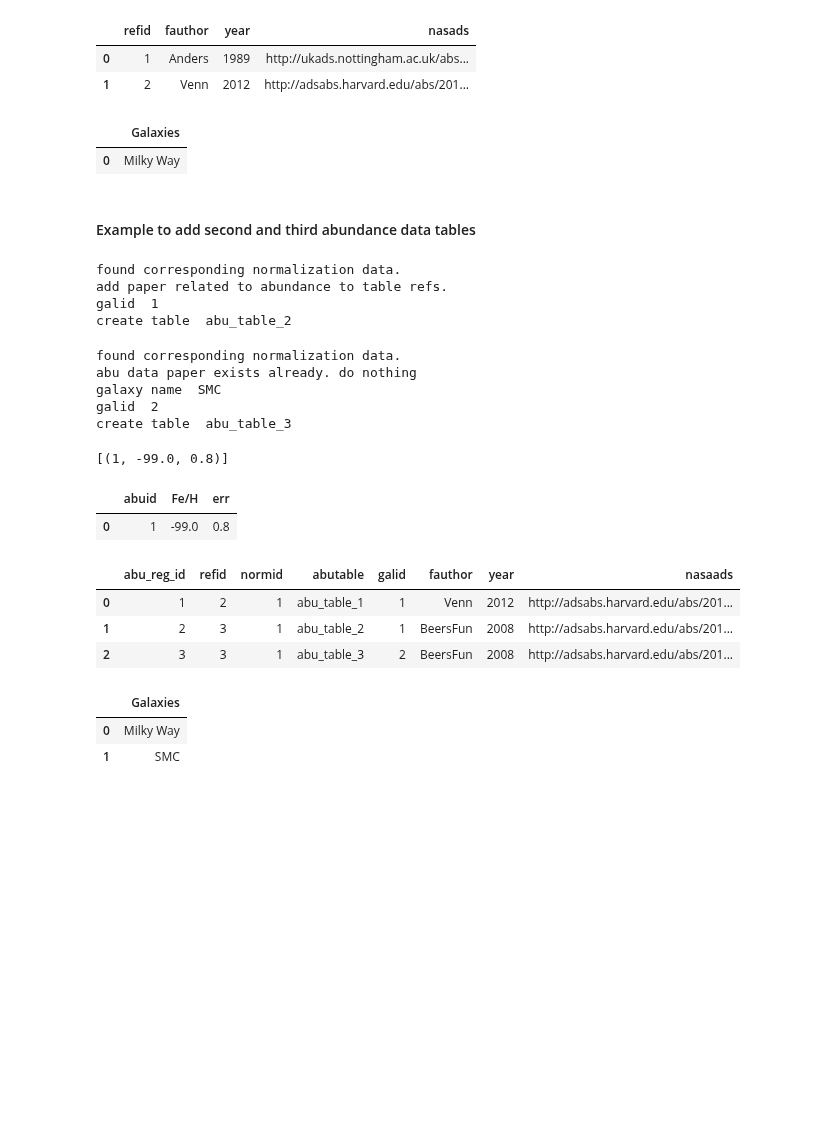
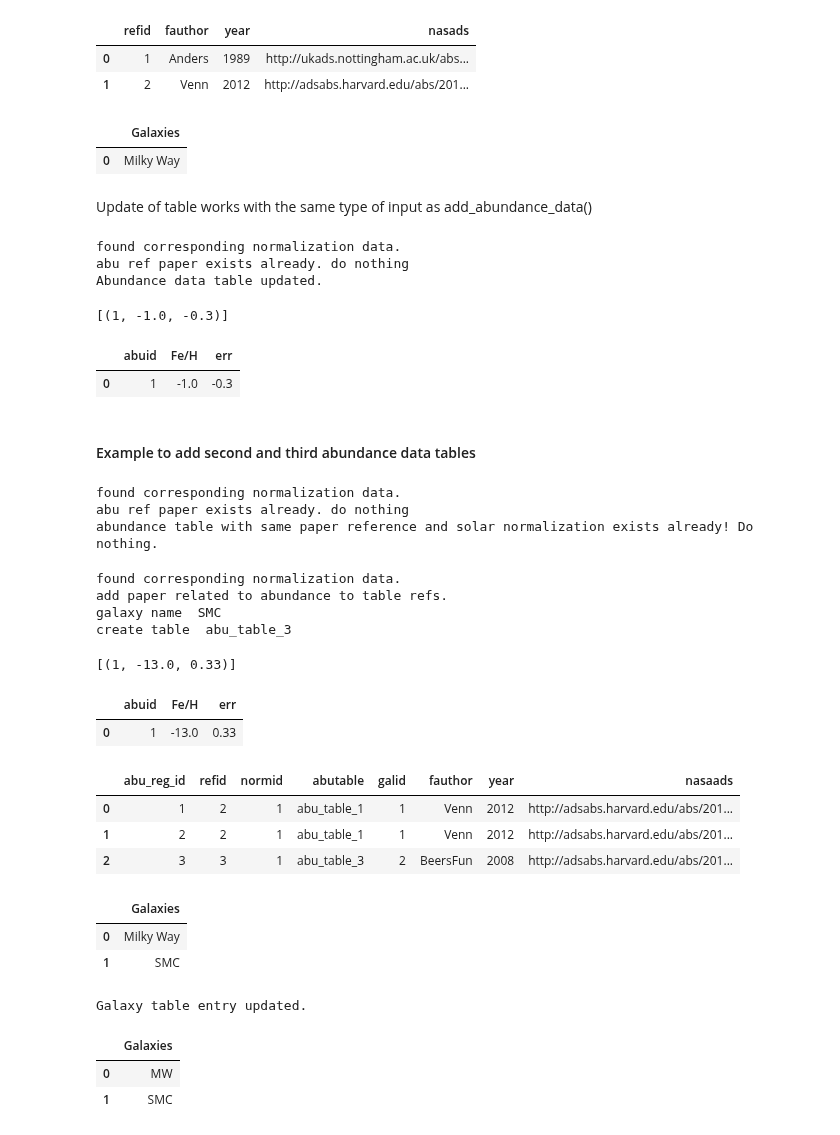
Before and after one commit to NuGrid/NuPyCEE, a Jupyter notebook: DOC/Capabilities/SQL_stellab.ipynb, the cells around one changed output. Drawn from its saved outputs; the diff is of its cells as text; code cells hidden in the pictures; blank space fills up the shorter version.

```diff
--- a/DOC/Capabilities/SQL_stellab.ipynb
+++ b/DOC/Capabilities/SQL_stellab.ipynb
@@ -529,5 +148,5 @@ abundance table with same paper reference and solar normalization exists already
 # %%
 #check if table exists, and print it.
-abundance_paper=['Venn',2012,'Milky Way']
-get_abundance_data(abu_paper=abundance_paper)
+get_abundance_paper=['Venn',2012,'Milky Way']
+get_abundance_data(abu_paper=get_abundance_paper)
 # %% [output]
@@ -548,57 +167,82 @@ get_paper_refs()
 |  | refid | fauthor | year | nasads |
 | 0 | 1 | Anders | 1989 | http://ukads.nottingham.ac.uk/abs... |
 | 1 | 2 | Venn | 2012 | http://adsabs.harvard.edu/abs/201... |
-# %%
-get_galaxies()
-# %% [output]
-|  | Galaxies |
-| 0 | Milky Way |
+# %%
+stsql.get_galaxies()
+# %% [output]
+|  | Galaxies |
+| 0 | Milky Way |
+# %% [markdown]
+Update of table works with the same type of input as add_abundance_data()
+# %%
+abundance_data_update=[-1.0,-0.3]
+stsql.update_abundance_data(abundance_paper,abundance_norm,abundance_label,abundance_data_update)
+# %% [output]
+found corresponding normalization data.
+abu ref paper exists already. do nothing
+Abundance data table updated.
+# %%
+get_abundance_paper=['Venn',2012,'Milky Way']
+stsql.get_abundance_data(abu_paper=get_abundance_paper)
+# %% [output]
+[(1, -1.0, -0.3)]
+|  | abuid | Fe/H | err |
+| 0 | 1 | -1.0 | -0.3 |
 # %% [markdown]
 #### Example to add second and third abundance data tables
 # %%
 #add abundance data
-abundance_paper=['BeersFun',2008,'http://adsabs.harvard.edu/abs/2012ApJ...751..102V','Milky Way']
+stsqlabundance_paper=['BeersFun',2008,'http://adsabs.harvard.edu/abs/2012ApJ...751..102V','Milky Way']
 abundance_norm=['Anders','1989']
 abundance_label=['[Fe/H]','err']
 abundance_data = [-99,0.8]
-add_abundance_data(abundance_paper,abundance_norm,abundance_label,abundance_data)
+stsql.add_abundance_data(abundance_paper,abundance_norm,abundance_label,abundance_data)
 # %% [output]
 found corresponding normalization data.
-add paper related to abundance to table refs.
-galid  1
-create table  abu_table_2
+abu ref paper exists already. do nothing
+abundance table with same paper reference and solar normalization exists already! Do nothing.
 # %%
 #add abundance data
 abundance_paper=['BeersFun',2008,'http://adsabs.harvard.edu/abs/2012ApJ...751..102V','SMC']
 abundance_norm=['Anders','1989']
 abundance_label=['[Fe/H]','err']
 abundance_data = [-13,0.33]
-add_abundance_data(abundance_paper,abundance_norm,abundance_label,abundance_data)
+stsql.add_abundance_data(abundance_paper,abundance_norm,abundance_label,abundance_data)
 # %% [output]
 found corresponding normalization data.
-abu data paper exists already. do nothing
+add paper related to abundance to table refs.
 galaxy name  SMC
-galid  2
 create table  abu_table_3
 # %%
 #as expected, the new table exists
 abundance_paper=['BeersFun',2008,'Milky Way']
-get_abundance_data(abu_paper=abundance_paper)
+stsql.get_abundance_data(abu_paper=abundance_paper)
 # %% [output]
-[(1, -99.0, 0.8)]
+[(1, -13.0, 0.33)]
 |  | abuid | Fe/H | err |
-| 0 | 1 | -99.0 | 0.8 |
+| 0 | 1 | -13.0 | 0.33 |
 # %%
 #check if table exists in abu_table_reg, the registration table. Yes, it exists as the second entry.
-get_overview_abundance_tables()
+stsql.get_overview_abundance_tables()
 # %% [output]
 |  | abu_reg_id | refid | normid | abutable | galid | fauthor | year | nasaads |
 | 0 | 1 | 2 | 1 | abu_table_1 | 1 | Venn | 2012 | http://adsabs.harvard.edu/abs/201... |
-| 1 | 2 | 3 | 1 | abu_table_2 | 1 | BeersFun | 2008 | http://adsabs.harvard.edu/abs/201... |
+| 1 | 2 | 2 | 1 | abu_table_1 | 1 | Venn | 2012 | http://adsabs.harvard.edu/abs/201... |
 | 2 | 3 | 3 | 1 | abu_table_3 | 2 | BeersFun | 2008 | http://adsabs.harvard.edu/abs/201... |
-# %%
-get_galaxies()
-# %% [output]
-|  | Galaxies |
-| 0 | Milky Way |
-| 1 | SMC |
+# %%
+stsql.get_galaxies()
+# %% [output]
+|  | Galaxies |
+| 0 | Milky Way |
+| 1 | SMC |
+# %%
+galaxy_name='Milky Way'
+stsql.update_galaxy(galaxy_name,update={'Galaxies':'MW'})
+# %% [output]
+Galaxy table entry updated.
+# %%
+stsql.get_galaxies()
+# %% [output]
+|  | Galaxies |
+| 0 | MW |
+| 1 | SMC |
```
Also changed, not shown: parts of 44 cells of this notebook, 2 other files.
